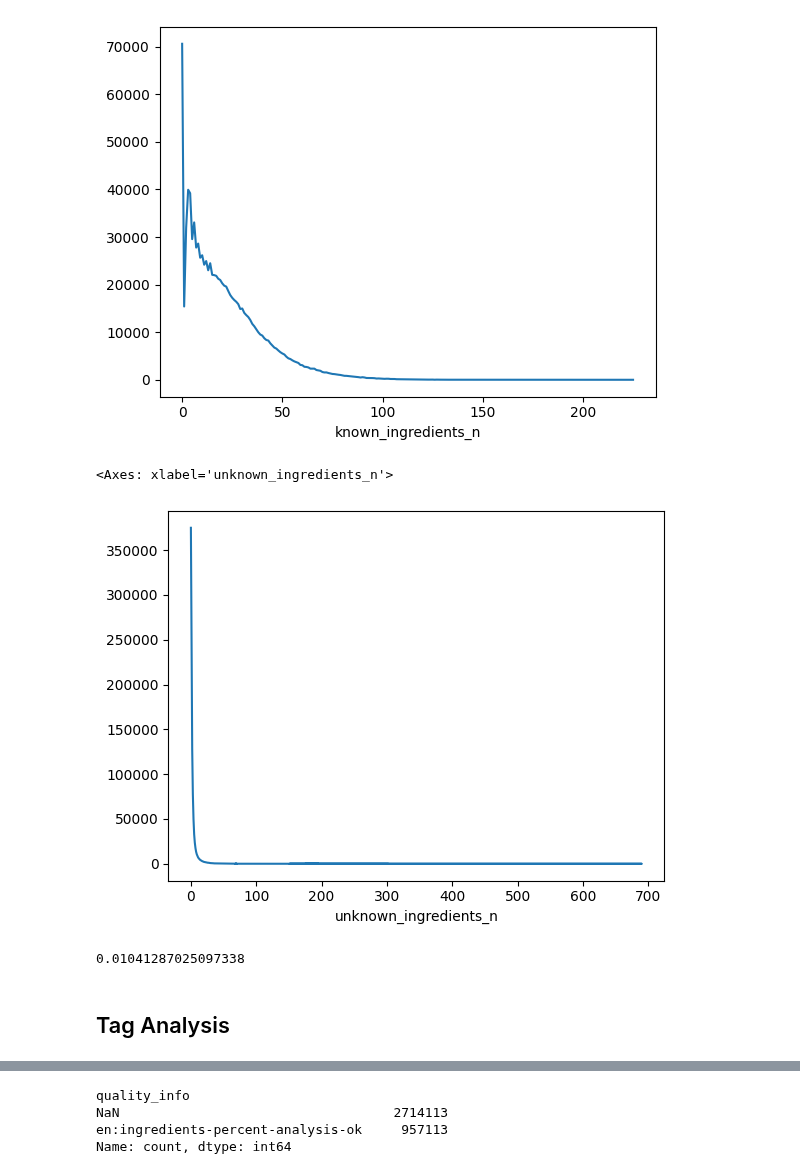
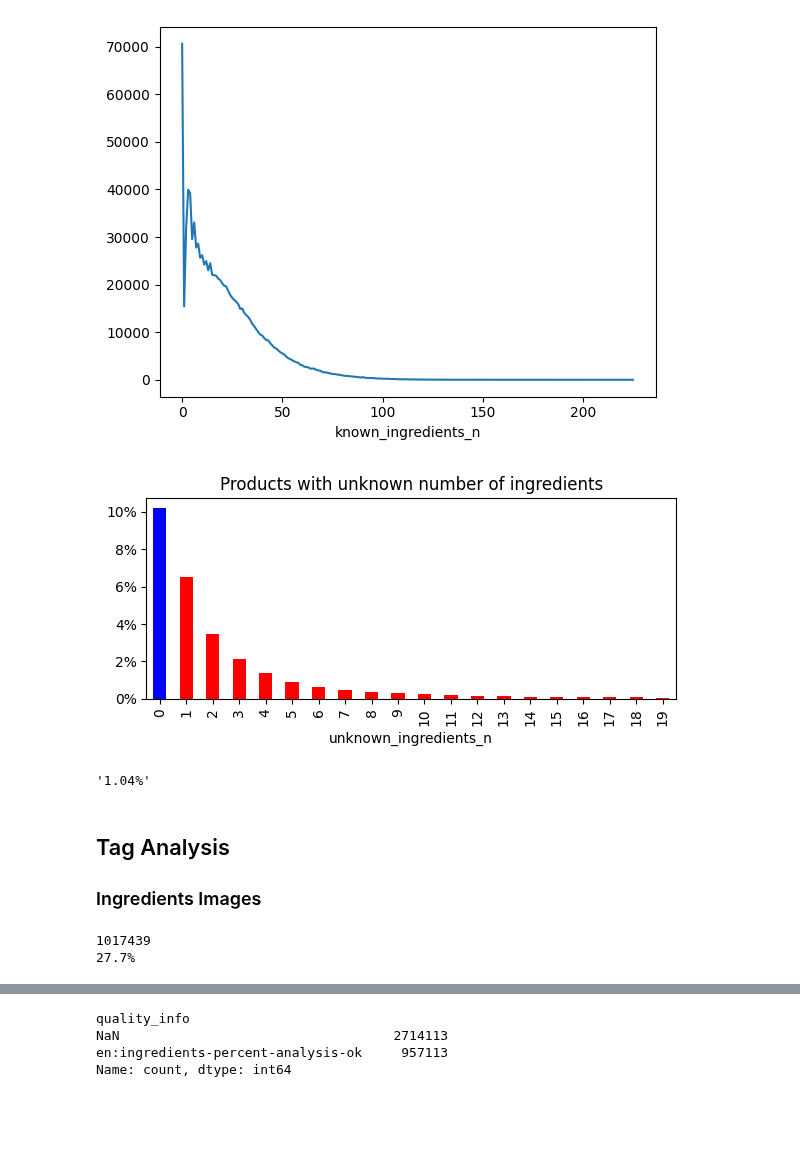
Before and after one commit to goerlitz/openfoodfacts-data-analysis, a Jupyter notebook: notebooks/13_analyze_ingredients.ipynb, the cells around one changed output, grey strips where cells are left out. Drawn from its saved outputs; the diff is of its cells as text; code cells hidden in the pictures; blank space fills up the shorter version.

Commit message:
added graphs to ingredient analysis

```diff
--- a/notebooks/13_analyze_ingredients.ipynb
+++ b/notebooks/13_analyze_ingredients.ipynb
@@ -284,14 +297,34 @@ df.known_ingredients_n.value_counts().sort_index().plot()
 <Axes: xlabel='known_ingredients_n'>
 [figure]
 # %%
-df.unknown_ingredients_n.value_counts().plot()
+from matplotlib.ticker import FuncFormatter
+
+dfx = df.unknown_ingredients_n.value_counts().sort_index()
+dfx.index = pd.CategoricalIndex(dfx.index, ordered=True)
+colors = ['blue' if idx == 0 else 'red' for idx in dfx[:20].index]
+
+ax = (dfx / len(df) * 100)[:20].plot.bar(figsize=(6,3), color=colors)
+ax.yaxis.set_major_formatter(FuncFormatter(lambda y, pos: f'{y:.0f}%'))
+plt.title("Products with unknown number of ingredients")
+plt.tight_layout();
+plt.savefig("unknown_number_ingredients.png");
 # %% [output]
-<Axes: xlabel='unknown_ingredients_n'>
-[figure, old version]
+[figure, new version]
 # %%
-len(df[df.ingredients_n > 50]) / len(df)
+# products with more than 50 ingredients
+"{:.2%}".format(len(df[df.ingredients_n > 50]) / len(df))
 # %% [output]
-0.01041287025097338
+'1.04%'
 # %% [markdown]
 ## Tag Analysis
+
+### Ingredients Images
+# %%
+# products with ingredients image(s)
+df_images = df.images[lambda x: x.notna()]
+print(len(df_images))
+print("{:.1%}".format(len(df_images) / len(df)))
+# %% [output]
+1017439
+27.7%
 # %%
```
Also changed, not shown: parts of 18 cells of this notebook.
